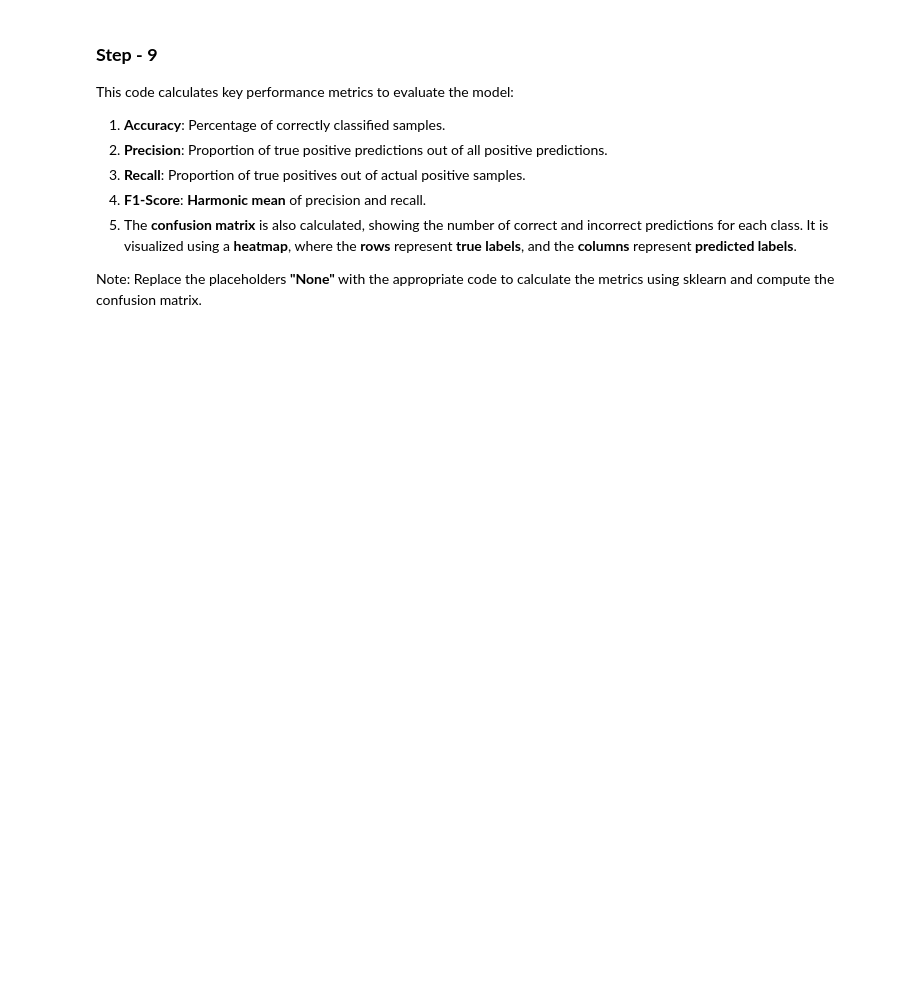
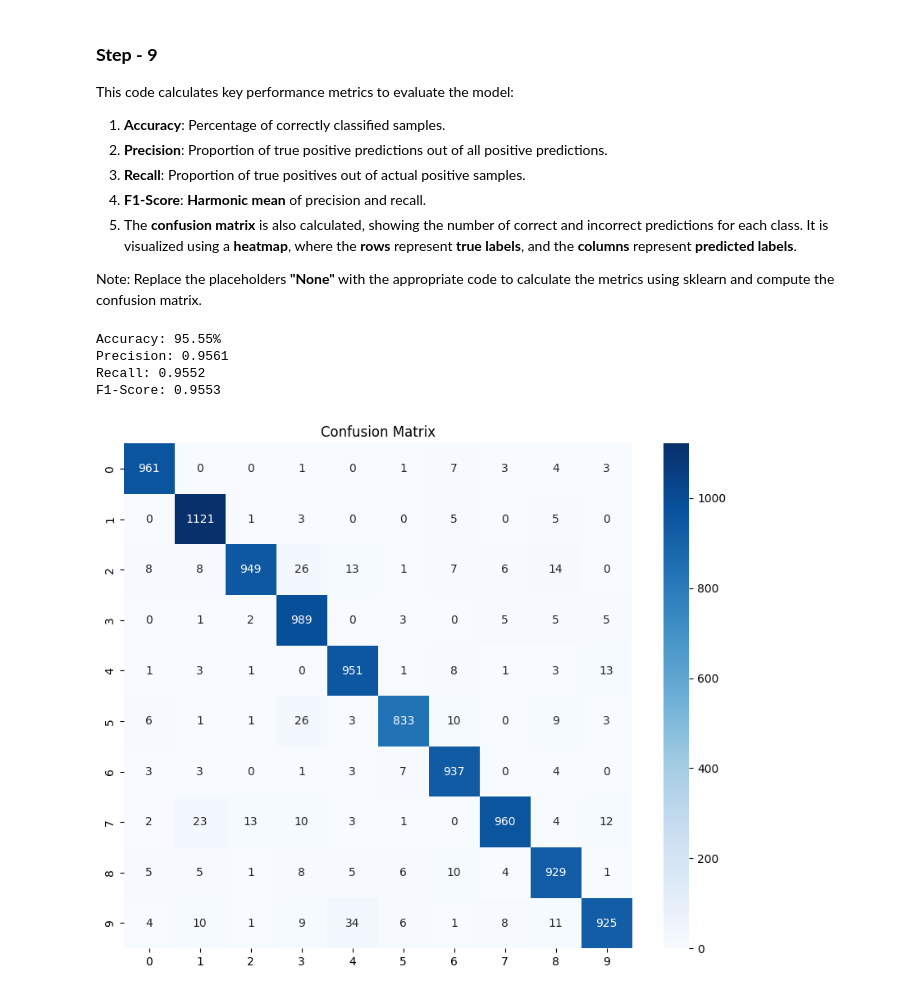
Before and after one commit to github-somu/Pytorch-Tutorial, a Jupyter notebook: Ass1_ComputerVission_NuralNetwork.ipynb, the cells around one changed output. Saved outputs shown, nothing was run; the diff lists cells and outputs as text; code cells hidden in the pictures; blank space fills up the shorter version.

```diff
--- a/Ass1_ComputerVission_NuralNetwork.ipynb
+++ b/Ass1_ComputerVission_NuralNetwork.ipynb
@@ -277,16 +313,16 @@ with torch.no_grad():
     total = 0
     for images, labels in test_loader:
         # TODO: Move images and labels to the device
-        images = None  # Replace None with code to move images to device and flatten
-        labels = None  # Move labels to device
+        images = images.to(device)
+        labels = labels.to(device)
 
-        outputs = None  # Forward pass through the model
+        outputs = model(images)  # Forward pass through the model
         _, predicted = torch.max(outputs.data, 1)
         total += labels.size(0)
         correct += (predicted == labels).sum().item()
 
         # TODO: Append predictions and labels for metrics
-        all_preds.extend(None)  # Append predictions to the list
-        all_labels.extend(None)  # Append actual labels to the list
+        all_preds.extend(predicted)  # Append predictions to the list
+        all_labels.extend(labels)  # Append actual labels to the list
 
     print(f'Accuracy of the network on the test images: {100 * correct / total}%')
@@ -293,3 +331,12 @@ with torch.no_grad():
+# %%
+all_preds = torch.tensor(all_preds) # Replace None with correct code to convert to numpy array
+all_labels = torch.tensor(all_labels)
+
+all_preds = all_preds.cpu().numpy()
+all_labels = all_labels.cpu().numpy()
+
+# all_preds = all_preds.numpy()
+# all_labels = all_labels.numpy()
 # %% [markdown]
 <style>
 blue {
@@ -316,26 +363,35 @@ This code calculates key performance metrics to evaluate the model:
 Note: Replace the placeholders **"None"** with the appropriate code to calculate the metrics using sklearn and compute the confusion matrix.
 # %%
 # TODO: Convert predictions and labels to numpy arrays for metric calculation
-all_preds = None  # Replace None with correct code to convert to numpy array
-all_labels = None  # Replace None with correct code to convert to numpy array
+all_preds = torch.tensor(all_preds)
+all_labels = torch.tensor(all_labels)
+
+all_preds = all_preds.cpu().numpy()
+all_labels = all_labels.cpu().numpy()
 
 # Calculate accuracy, precision, recall, and F1-score
 # TODO: Use sklearn to calculate accuracy, precision, recall, and F1-score
-accuracy = None  # Replace None with the correct calculation
-precision = None  # Replace None with the correct calculation
-recall = None  # Replace None with the correct calculation
-f1 = None  # Replace None with the correct calculation
+accuracy = accuracy_score(all_labels, all_preds)  # Replace None with the correct calculation
+precision = precision_score(all_labels, all_preds, average='macro')  # Replace None with the correct calculation
+recall = recall_score(all_labels, all_preds, average='macro')  # Replace None with the correct calculation
+f1 = f1_score(all_labels, all_preds, average='macro')  # Replace None with the correct calculation
 
 print(f'Accuracy: {accuracy * 100:.2f}%')
 print(f'Precision: {precision:.4f}')
 print(f'Recall: {recall:.4f}')
 print(f'F1-Score: {f1:.4f}')
 
 # TODO: Confusion matrix calculation
-conf_matrix = None  # Replace None with correct code to compute the confusion matrix
+conf_matrix = confusion_matrix(all_labels, all_preds)  # Replace None with correct code to compute the confusion matrix
 plt.figure(figsize=(10, 8))
 sns.heatmap(conf_matrix, annot=True, fmt='d', cmap='Blues', xticklabels=range(10), yticklabels=range(10))
 plt.title('Confusion Matrix')
-plt.ylabel('True Label')
-plt.xlabel('Predicted Label')
+# plt.ylabel('True Label')
+# plt.xlabel('Predicted Label')
 plt.show()
+# %% [output]
+Accuracy: 95.55%
+Precision: 0.9561
+Recall: 0.9552
+F1-Score: 0.9553
+[figure, added]
```
Also changed, not shown: parts of 6 cells of this notebook.
